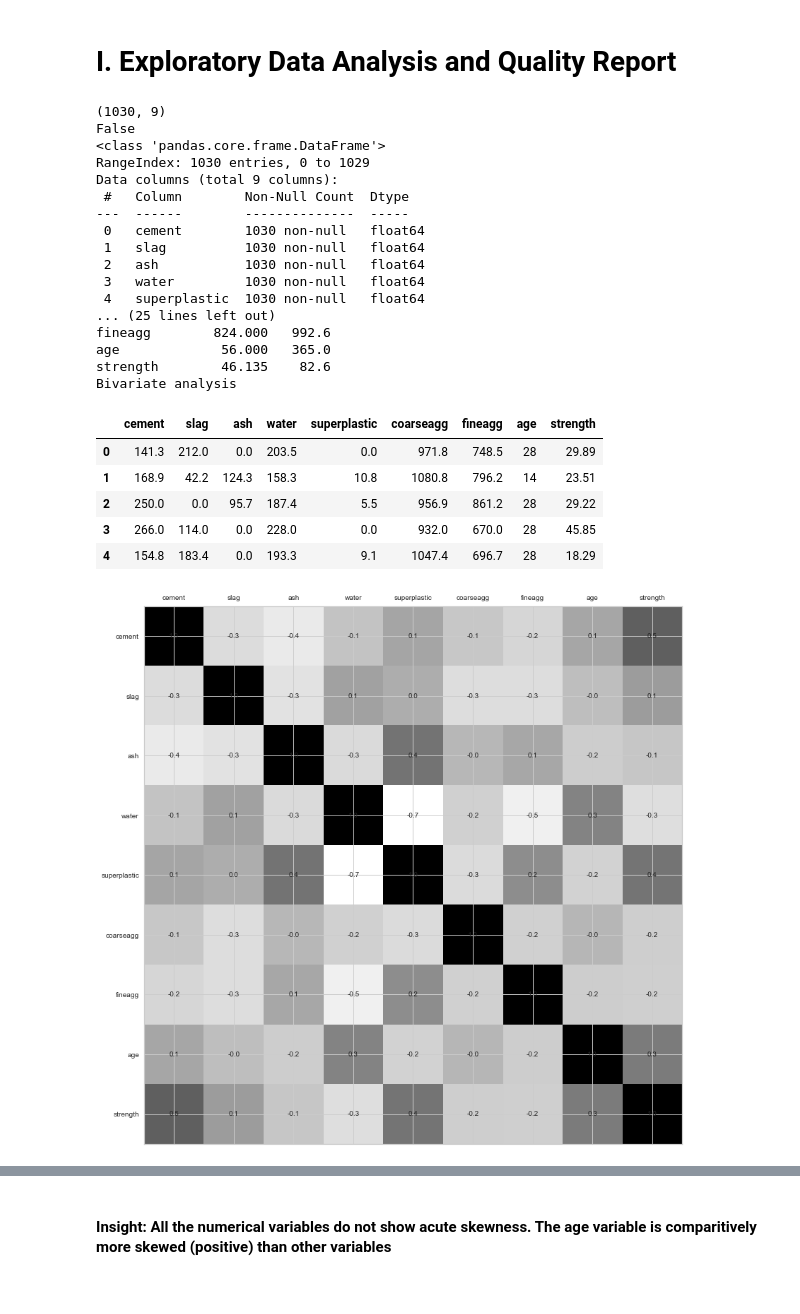
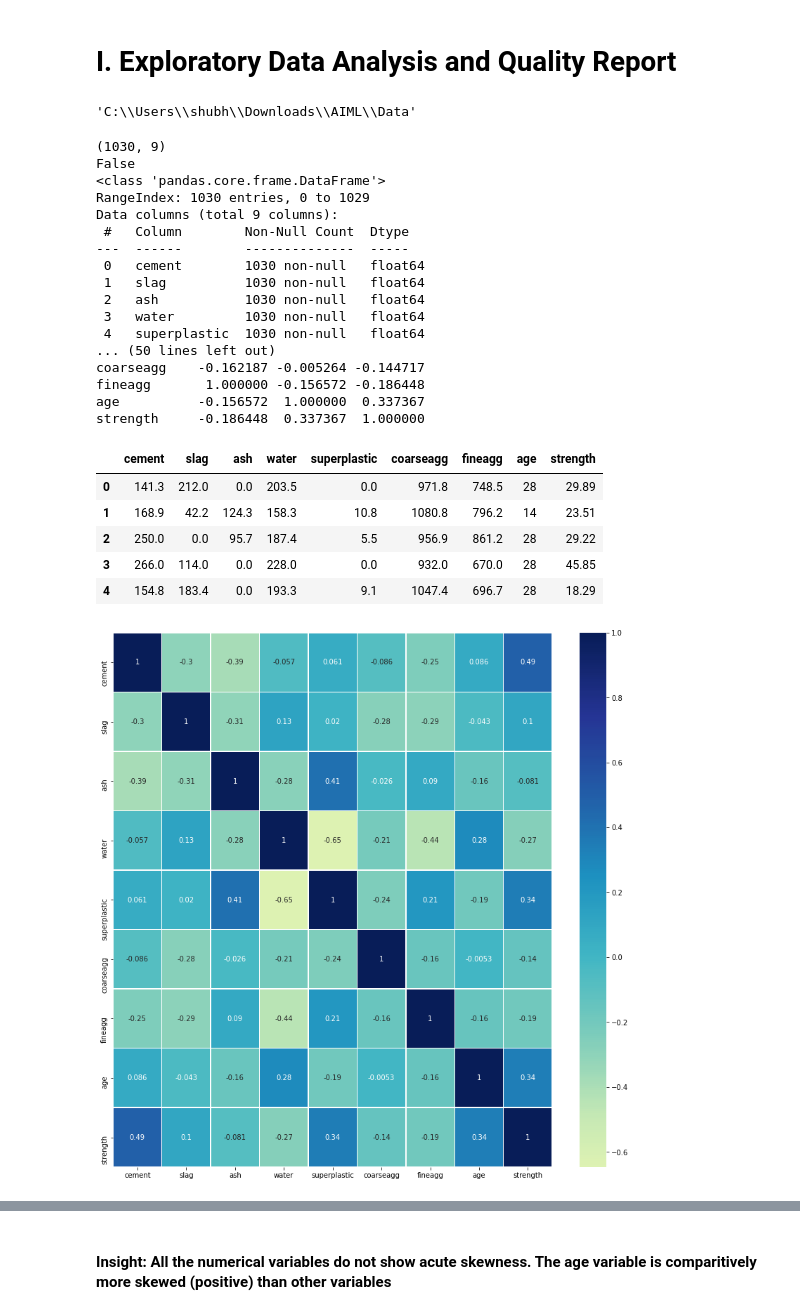
Before and after one commit to sjhamb31/AIML_GreatLearning, a Jupyter notebook: Concrete_strength_prediction_assignment_Sjhamb.ipynb, the cells around one changed output, grey strips where cells are left out. Saved outputs shown, nothing was run; the diff lists cells and outputs as text; code cells hidden in the pictures.

```diff
--- a/Concrete_strength_prediction_assignment_Sjhamb.ipynb
+++ b/Concrete_strength_prediction_assignment_Sjhamb.ipynb
@@ -9,74 +9,76 @@ import pandas as pd
 import seaborn as sns
 import matplotlib.pyplot as plt
 %matplotlib inline
+import sklearn
 from sklearn.preprocessing import StandardScaler
 from sklearn.preprocessing import RobustScaler
 from sklearn.preprocessing import MinMaxScaler
 from sklearn.model_selection import train_test_split
-from sklearn.tree import DecisionTreeClassifier
-from sklearn import tree
 import sklearn.linear_model as linear_model
 from sklearn import metrics
-from sklearn.metrics import roc_auc_score
-from sklearn.metrics import roc_curve
-from sklearn.metrics import accuracy_score,f1_score,recall_score,precision_score, confusion_matrix
 from os import system
-from sklearn.tree import export_graphviz
-from sklearn.externals.six import StringIO
-from IPython.display import Image
-import pydotplus
-import graphviz
-from yellowbrick.classifier import ClassificationReport, ROCAUC
 from sklearn.linear_model import LinearRegression #importing logistic regression
 import warnings
 warnings.filterwarnings('ignore')
+os.getcwd()
+# %% [output]
+'C:\\Users\\shubh\\Downloads\\AIML\\Data'
 # %%
 # Importing data
-#os.getcwd()
+#os.chdir('AIML/Data/')
 data=pd.read_csv('../Data/concrete.csv')
 columns = data.columns
 
+# Data description
 '''Data consists of ingredients of concrete (cement, fly ash etc) in kg/m3 as the independent variables'''
 '''The target variable is strength (compressive) in MPa '''
+
+
 # a. Univariate analysis
+s1 = data.shape
 print(data.shape) # Number of rows and columns in the dataframe
 print(data.isnull().values.any()) # To check for null values in the dataframe
 print(data.info()) # To check the data type of the columns of the dataframe
 print(data.describe().T) # To review the statistical summary of the dataframe
+print(data.drop_duplicates(inplace=True)) # To drop duplicate rows in the dataframe
+s2 = data.shape
+print(data.shape) # To print shape after dropping duplicates
+if s1[0]-s2[0]>1:
+    print('Duplicates have been dropped')
+else:
+    print('No duplicates found')
+
 
 # b. Bivariate analysis
 print('Bivariate analysis\n')
-corr = data.corr()
+corr = data.corr() # Correlation matrix
+print(corr)
 fig, ax = plt.subplots(figsize=(14, 14))
-ax.matshow(corr)
-plt.xticks(range(len(corr.columns)), corr.columns)
-plt.yticks(range(len(corr.columns)), corr.columns)
-for (i, j), z in np.ndenumerate(corr):
-    ax.text(j, i, '{:0.1f}'.format(z), ha='center', va='center')
+sns.heatmap(corr, annot=True, linewidths=.5, center=0, cbar=True, cmap="YlGnBu")
 data.head()
 # %% [output]
 (1030, 9)
 False
 <class 'pandas.core.frame.DataFrame'>
 RangeIndex: 1030 entries, 0 to 1029
 Data columns (total 9 columns):
  #   Column        Non-Null Count  Dtype
 ---  ------        --------------  -----
  0   cement        1030 non-null   float64
  1   slag          1030 non-null   float64
  2   ash           1030 non-null   float64
  3   water         1030 non-null   float64
  4   superplastic  1030 non-null   float64
-... (25 lines left out)
-fineagg        824.000   992.6
-age             56.000   365.0
-strength        46.135    82.6
-Bivariate analysis
+... (50 lines left out)
+coarseagg    -0.162187 -0.005264 -0.144717
+fineagg       1.000000 -0.156572 -0.186448
+age          -0.156572  1.000000  0.337367
+strength     -0.186448  0.337367  1.000000
 |  | cement | slag | ash | water | superplastic | coarseagg | fineagg | age | strength |
 | 0 | 141.3 | 212.0 | 0.0 | 203.5 | 0.0 | 971.8 | 748.5 | 28 | 29.89 |
 | 1 | 168.9 | 42.2 | 124.3 | 158.3 | 10.8 | 1080.8 | 796.2 | 14 | 23.51 |
 | 2 | 250.0 | 0.0 | 95.7 | 187.4 | 5.5 | 956.9 | 861.2 | 28 | 29.22 |
 | 3 | 266.0 | 114.0 | 0.0 | 228.0 | 0.0 | 932.0 | 670.0 | 28 | 45.85 |
 | 4 | 154.8 | 183.4 | 0.0 | 193.3 | 9.1 | 1047.4 | 696.7 | 28 | 18.29 |
-[figure, old version]
+[figure, new version]
 # %% [markdown]
```
Also changed, not shown: parts of 37 cells of this notebook.
